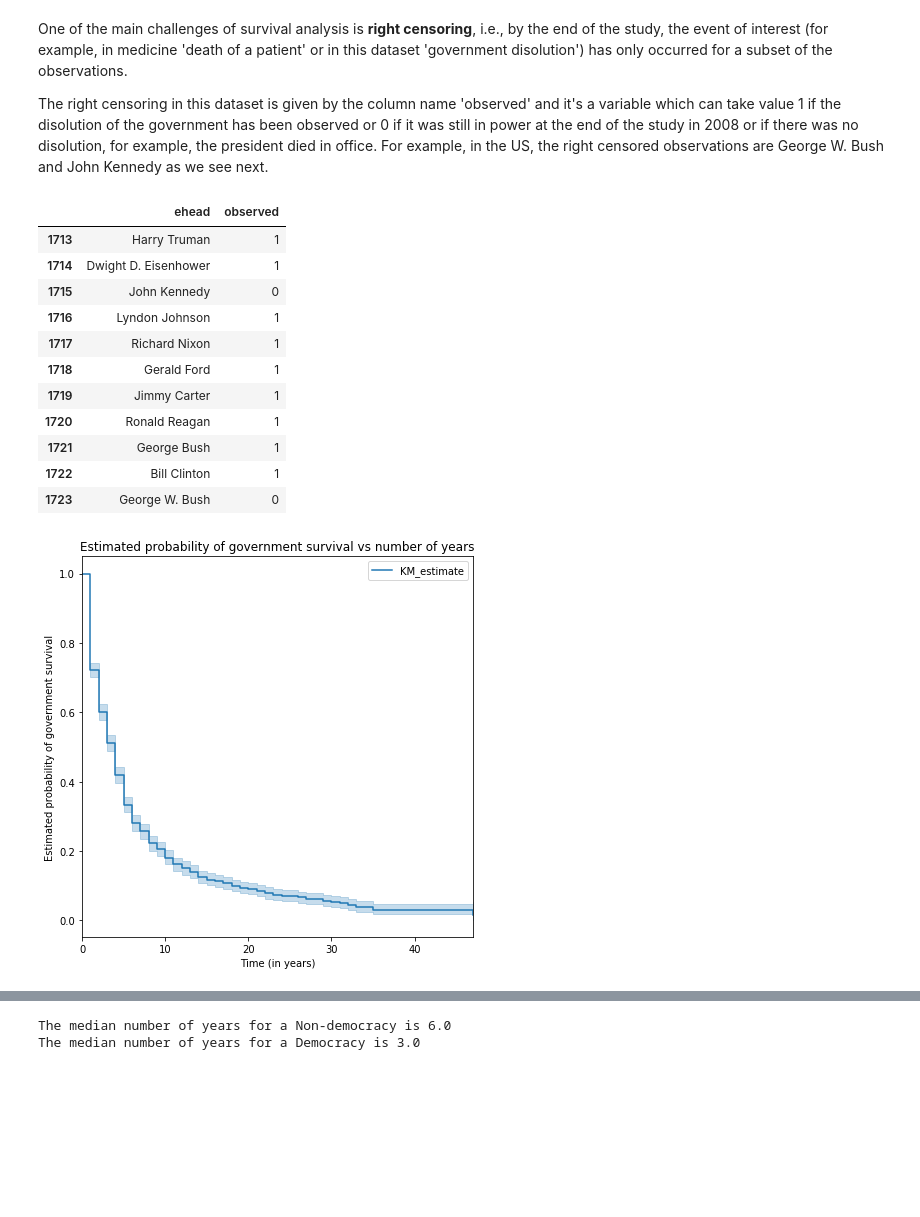
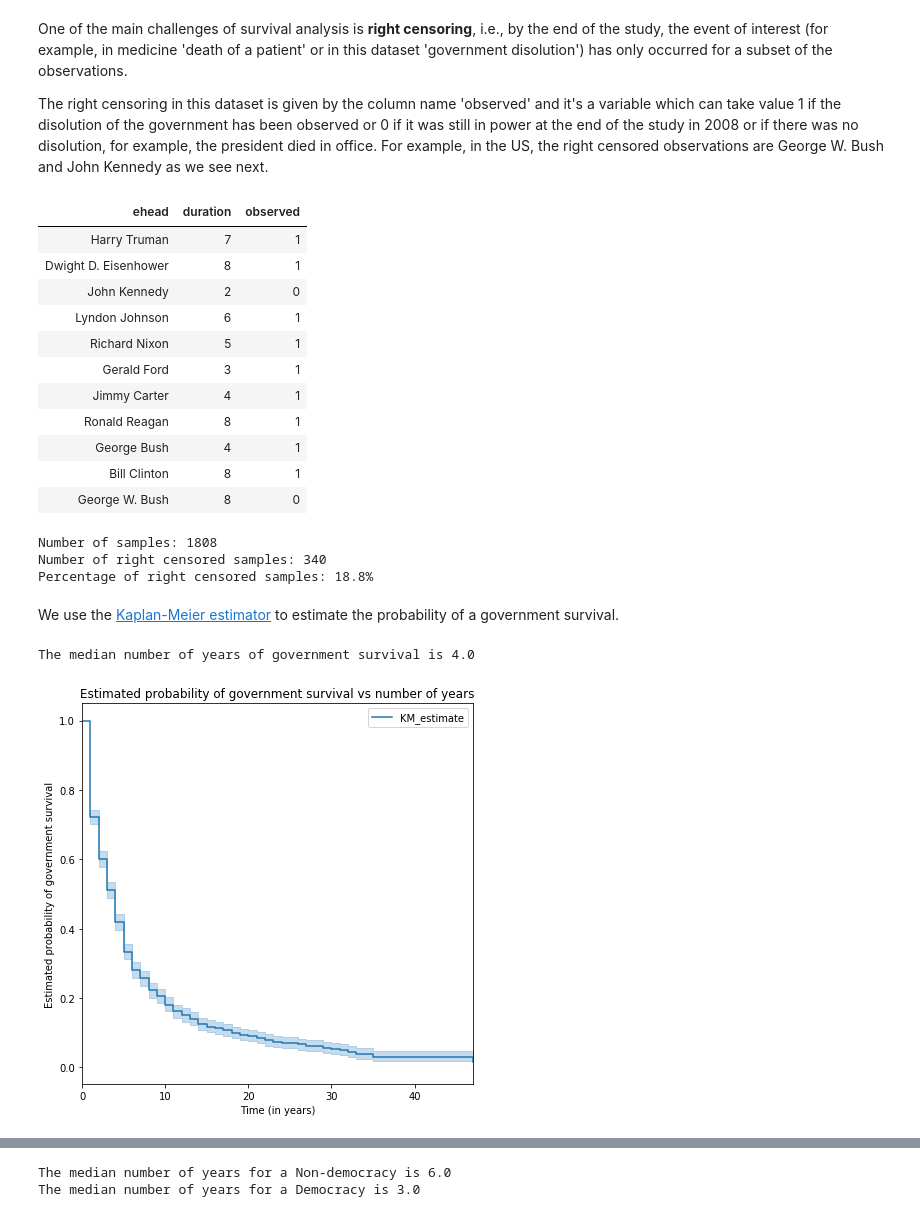
Before and after one commit to alonsosilvaallende/Survival_Analysis, a Jupyter notebook: Democracy_and_Dictatorship.ipynb, the cells around one changed output, grey strips where cells are left out. Saved outputs shown, nothing was run; the diff lists cells and outputs as text; code cells hidden in the pictures; blank space fills up the shorter version.

Commit message:
Add percentage of censored data

```diff
--- a/Democracy_and_Dictatorship.ipynb
+++ b/Democracy_and_Dictatorship.ipynb
@@ -34,6 +34,7 @@ import pandas as pd
 from lifelines.datasets import load_dd
 
 df = load_dd()
+df = df[['ctryname', 'un_region_name', 'un_continent_name', 'ehead', 'democracy', 'regime', 'start_year', 'duration', 'observed']]
 # %% [markdown]
 
 
@@ -75,19 +76,32 @@ One of the main challenges of survival analysis is **right censoring**, i.e., by
 
 The right censoring in this dataset is given by the column name 'observed' and it's a variable which can take value 1 if the disolution of the government has been observed or 0 if it was still in power at the end of the study in 2008 or if there was no disolution, for example, the president died in office. For example, in the US, the right censored observations are George W. Bush and John Kennedy as we see next.
 # %%
-df.query('ctryname == "United States of America"')[['ehead', 'observed']]
+format_dict = {'ehead':'{}','duration':'{}', 'observed':'{}'}
+(df.query('ctryname == "United States of America"')[['ehead', 'duration', 'observed']].style.format(format_dict)
+  .hide_index()
+  .highlight_min('observed', color='lightgreen'))
 # %% [output]
-|  | ehead | observed |
-| 1713 | Harry Truman | 1 |
-| 1714 | Dwight D. Eisenhower | 1 |
-| 1715 | John Kennedy | 0 |
-| 1716 | Lyndon Johnson | 1 |
-| 1717 | Richard Nixon | 1 |
-| 1718 | Gerald Ford | 1 |
-| 1719 | Jimmy Carter | 1 |
-| 1720 | Ronald Reagan | 1 |
-| 1721 | George Bush | 1 |
-| 1722 | Bill Clinton | 1 |
-| 1723 | George W. Bush | 0 |
+| ehead | duration | observed |
+| Harry Truman | 7 | 1 |
+| Dwight D. Eisenhower | 8 | 1 |
+| John Kennedy | 2 | 0 |
+| Lyndon Johnson | 6 | 1 |
+| Richard Nixon | 5 | 1 |
+| Gerald Ford | 3 | 1 |
+| Jimmy Carter | 4 | 1 |
+| Ronald Reagan | 8 | 1 |
+| George Bush | 4 | 1 |
+| Bill Clinton | 8 | 1 |
+| George W. Bush | 8 | 0 |
+# %%
+print(f'Number of samples: {len(df)}')
+print(f'Number of right censored samples: {len(df.query("observed == 0"))}')
+print(f'Percentage of right censored samples: {100*len(df.query("observed == 0"))/len(df):.1f}%')
+# %% [output]
+Number of samples: 1808
+Number of right censored samples: 340
+Percentage of right censored samples: 18.8%
+# %% [markdown]
+We use the [Kaplan-Meier estimator](https://en.wikipedia.org/wiki/Kaplan–Meier_estimator) to estimate the probability of a government survival.
 # %%
 T = df['duration']
@@ -95,7 +109,8 @@ C = df['observed']
 # %%
 from lifelines import KaplanMeierFitter
 kmf = KaplanMeierFitter()
-kmf.fit(T,C)
+kmf.fit(T,E)
+print(f'The median number of years of government survival is {kmf.median_}')
 plt.figure(figsize=(7,7))
 ax = plt.subplot(111)
 kmf.plot(ax=ax)
@@ -104,4 +119,5 @@ plt.xlabel('Time (in years)')
 plt.ylabel('Estimated probability of government survival')
 plt.show()
 # %% [output]
+The median number of years of government survival is 4.0
 [figure]
```
Also changed, not shown: parts of 14 cells of this notebook.
